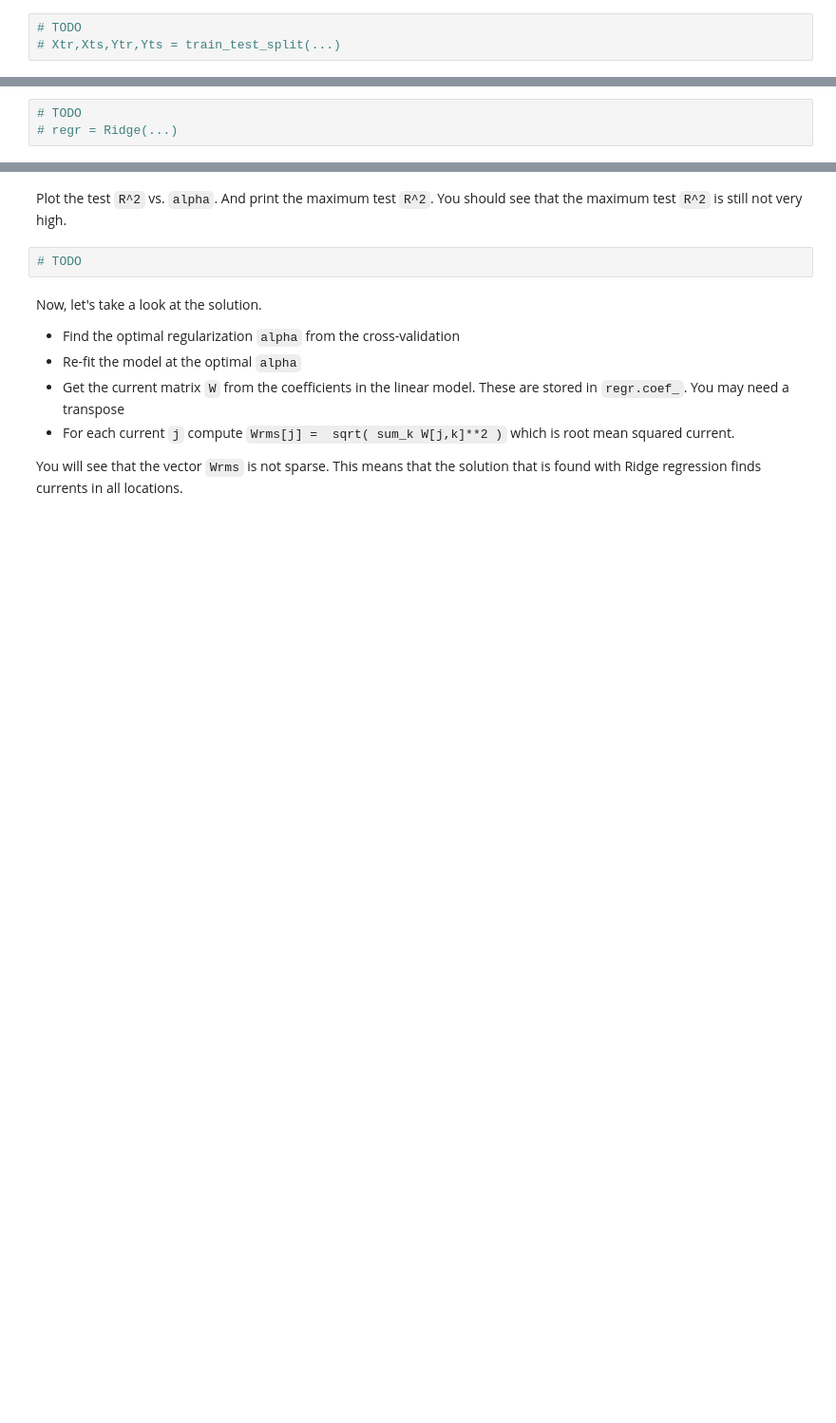
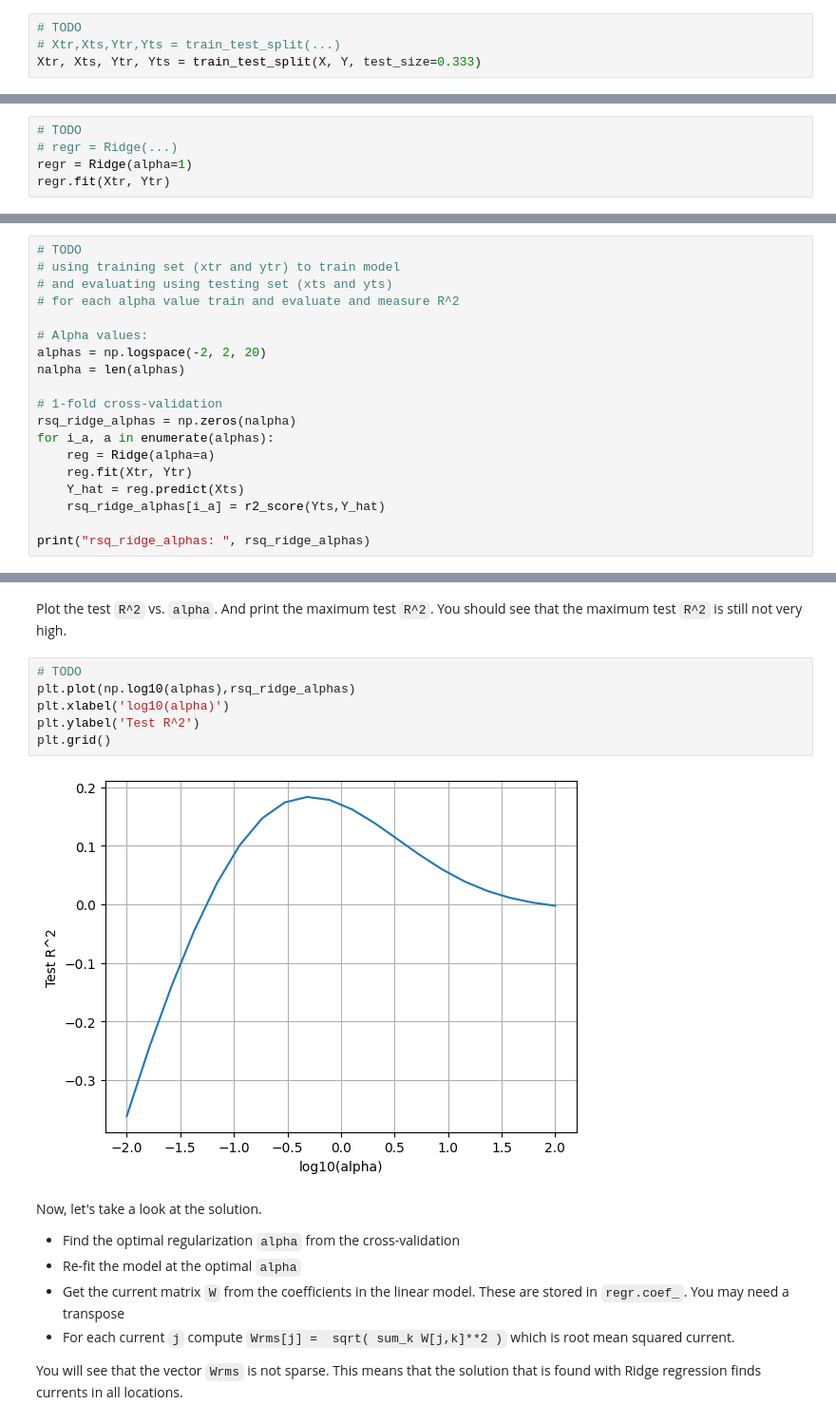
Before and after one commit to MYRONZHWENG/introml, a Jupyter notebook: unit05_lasso/lab_eeg_partial.ipynb, the cells around one changed output, grey strips where cells are left out. Shown at 95% size. Cells and saved outputs as stored; diff of their text form; blank space fills up the shorter version.

```diff
--- a/unit05_lasso/lab_eeg_partial.ipynb
+++ b/unit05_lasso/lab_eeg_partial.ipynb
@@ -88,8 +107,11 @@ First split the data into training and test.  Use the `train_test_split` functio
 # %%
 # TODO
 # Xtr,Xts,Ytr,Yts = train_test_split(...)
+Xtr, Xts, Ytr, Yts = train_test_split(X, Y, test_size=0.333)
 # %% [markdown]
 Use the `Ridge` regression object in `sklearn` to fit the model on the training data.  Use a regularization, `alpha=1`.
 # %%
 # TODO
 # regr = Ridge(...)
+regr = Ridge(alpha=1)
+regr.fit(Xtr, Ytr)
@@ -105,0 +142,19 @@ Next, try to see if we can get a better `R^2` score using different values of `a
+# %%
+# TODO
+# using training set (xtr and ytr) to train model
+# and evaluating using testing set (xts and yts)
+# for each alpha value train and evaluate and measure R^2
+
+# Alpha values:
+alphas = np.logspace(-2, 2, 20)
+nalpha = len(alphas)
+
+# 1-fold cross-validation
+rsq_ridge_alphas = np.zeros(nalpha)
+for i_a, a in enumerate(alphas):
+    reg = Ridge(alpha=a)
+    reg.fit(Xtr, Ytr)
+    Y_hat = reg.predict(Xts)
+    rsq_ridge_alphas[i_a] = r2_score(Yts,Y_hat)
+
+print("rsq_ridge_alphas: ", rsq_ridge_alphas)
@@ -106,7 +166,13 @@ Next, try to see if we can get a better `R^2` score using different values of `a
 # %% [markdown]
 Plot the test `R^2` vs. `alpha`.  And print the maximum test `R^2`.  You should see that the maximum test `R^2` is still not very high.
-# %%
-# TODO
+# %%
+# TODO
+plt.plot(np.log10(alphas),rsq_ridge_alphas)
+plt.xlabel('log10(alpha)')
+plt.ylabel('Test R^2')
+plt.grid()
+# %% [output]
+[figure, added]
 # %% [markdown]
 Now, let's take a look at the solution.
 
```
Also changed, not shown: parts of 24 cells of this notebook, 1 other file.
